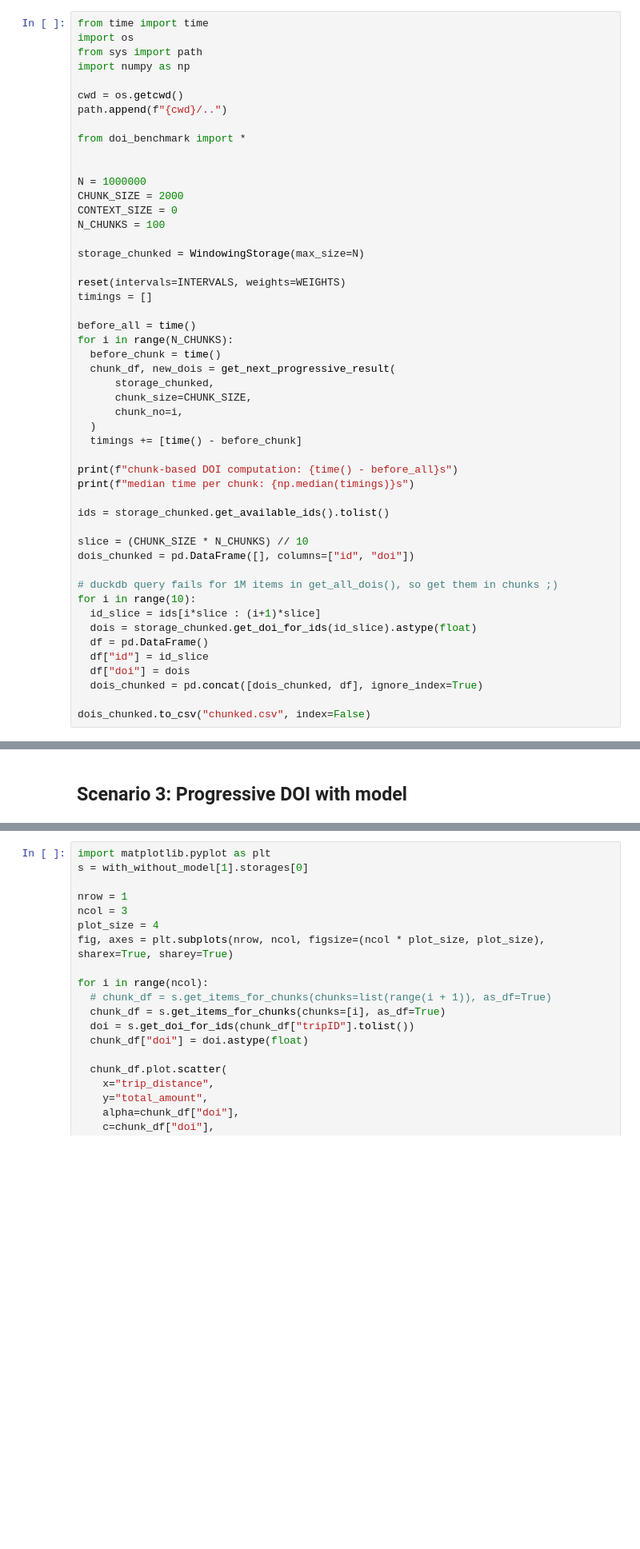
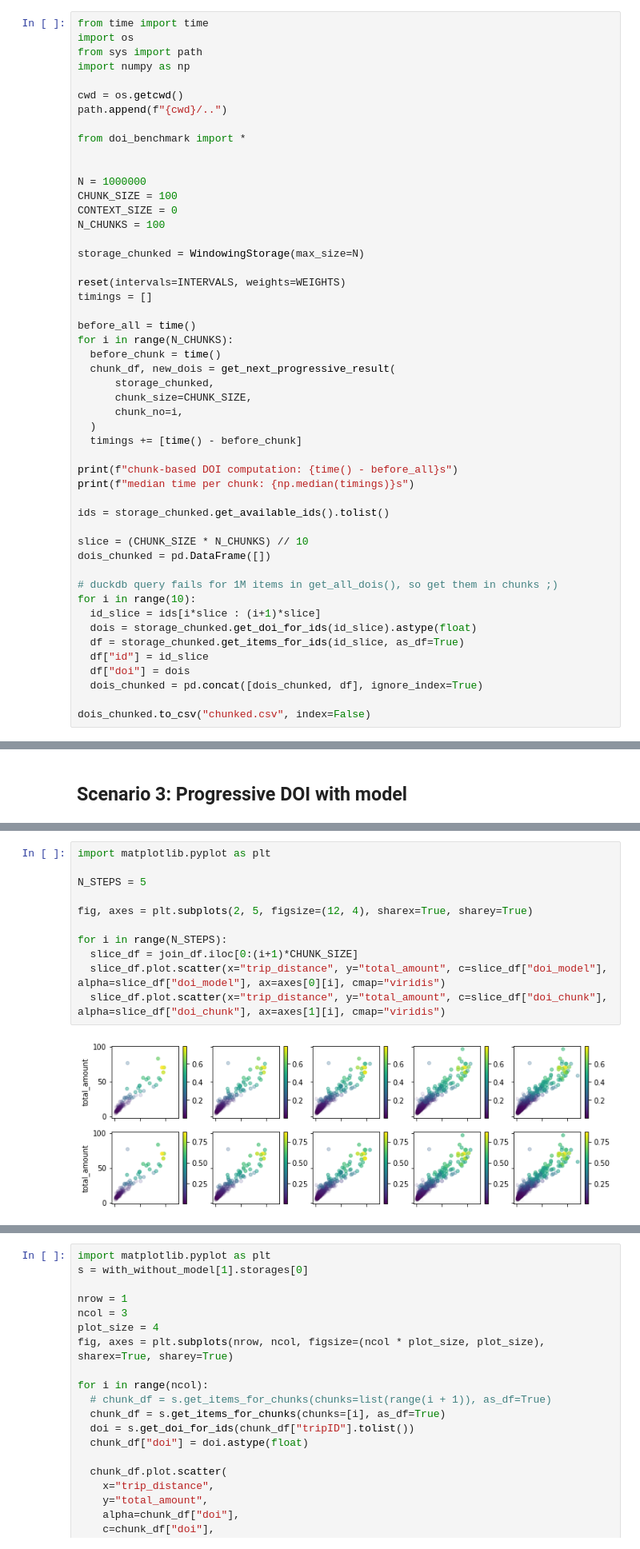
Before and after one commit to vis-au/prointerest, a Jupyter notebook: server/benchmarks/benchmarks.ipynb, the cells around one changed output, grey strips where cells are left out. Shown: that part at 80% size. Drawn from its saved outputs; the diff is of its cells as text; blank space fills up the shorter version.

```diff
--- a/server/benchmarks/benchmarks.ipynb
+++ b/server/benchmarks/benchmarks.ipynb
@@ -161,7 +161,7 @@ from doi_benchmark import *
 
 
 N = 1000000
-CHUNK_SIZE = 2000
+CHUNK_SIZE = 100
 CONTEXT_SIZE = 0
 N_CHUNKS = 100
 
@@ -186,13 +186,13 @@ print(f"median time per chunk: {np.median(timings)}s")
 ids = storage_chunked.get_available_ids().tolist()
 
 slice = (CHUNK_SIZE * N_CHUNKS) // 10
-dois_chunked = pd.DataFrame([], columns=["id", "doi"])
+dois_chunked = pd.DataFrame([])
 
 # duckdb query fails for 1M items in get_all_dois(), so get them in chunks ;)
 for i in range(10):
   id_slice = ids[i*slice : (i+1)*slice]
   dois = storage_chunked.get_doi_for_ids(id_slice).astype(float)
-  df = pd.DataFrame()
+  df = storage_chunked.get_items_for_ids(id_slice, as_df=True)
   df["id"] = id_slice
   df["doi"] = dois
   dois_chunked = pd.concat([dois_chunked, df], ignore_index=True)
@@ -279,0 +332,13 @@ median time per chunk: 1.588407278060913s
+# %%
+import matplotlib.pyplot as plt
+
+N_STEPS = 5
+
+fig, axes = plt.subplots(2, 5, figsize=(12, 4), sharex=True, sharey=True)
+
+for i in range(N_STEPS):
+  slice_df = join_df.iloc[0:(i+1)*CHUNK_SIZE]
+  slice_df.plot.scatter(x="trip_distance", y="total_amount", c=slice_df["doi_model"], alpha=slice_df["doi_model"], ax=axes[0][i], cmap="viridis")
+  slice_df.plot.scatter(x="trip_distance", y="total_amount", c=slice_df["doi_chunk"], alpha=slice_df["doi_chunk"], ax=axes[1][i], cmap="viridis")
+# %% [output]
+[figure, added]
```
Also changed, not shown: parts of 14 cells of this notebook.
